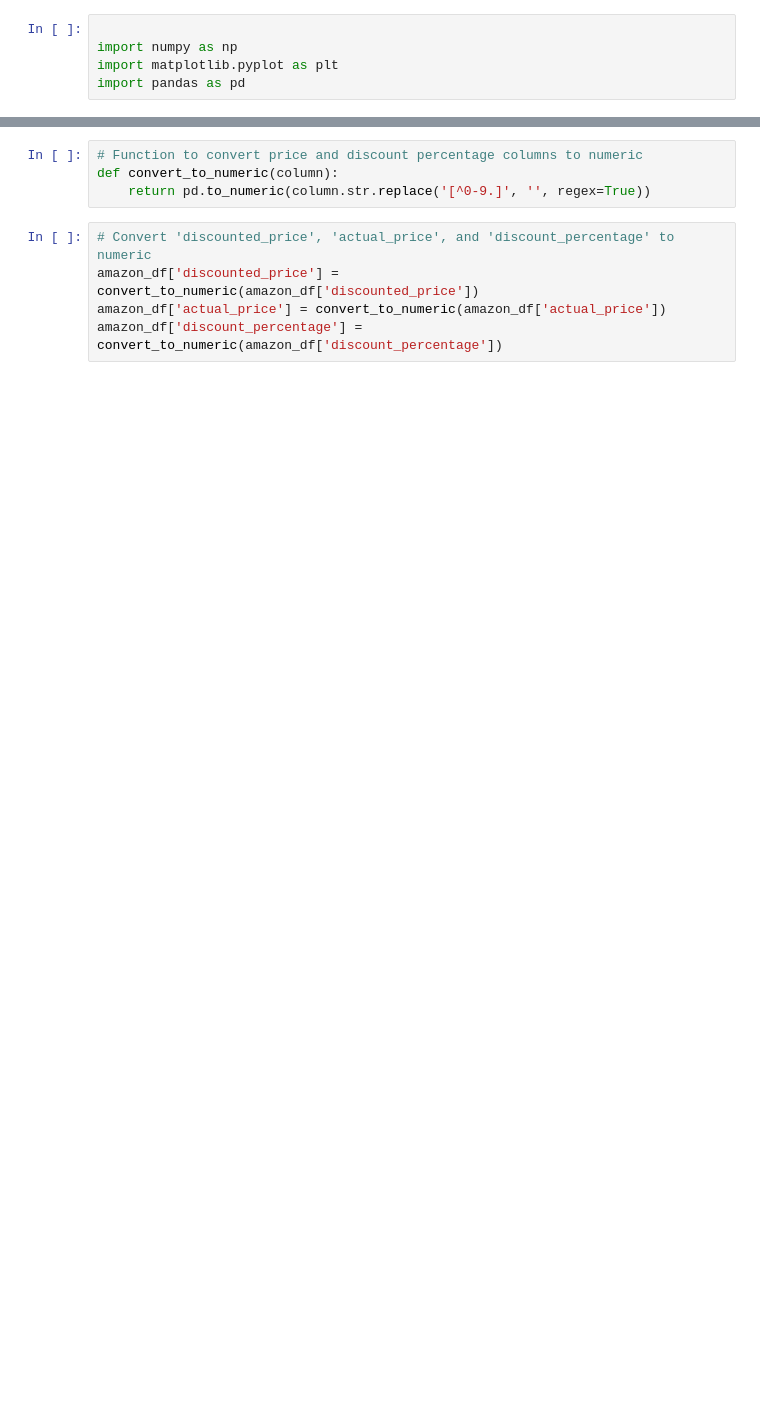
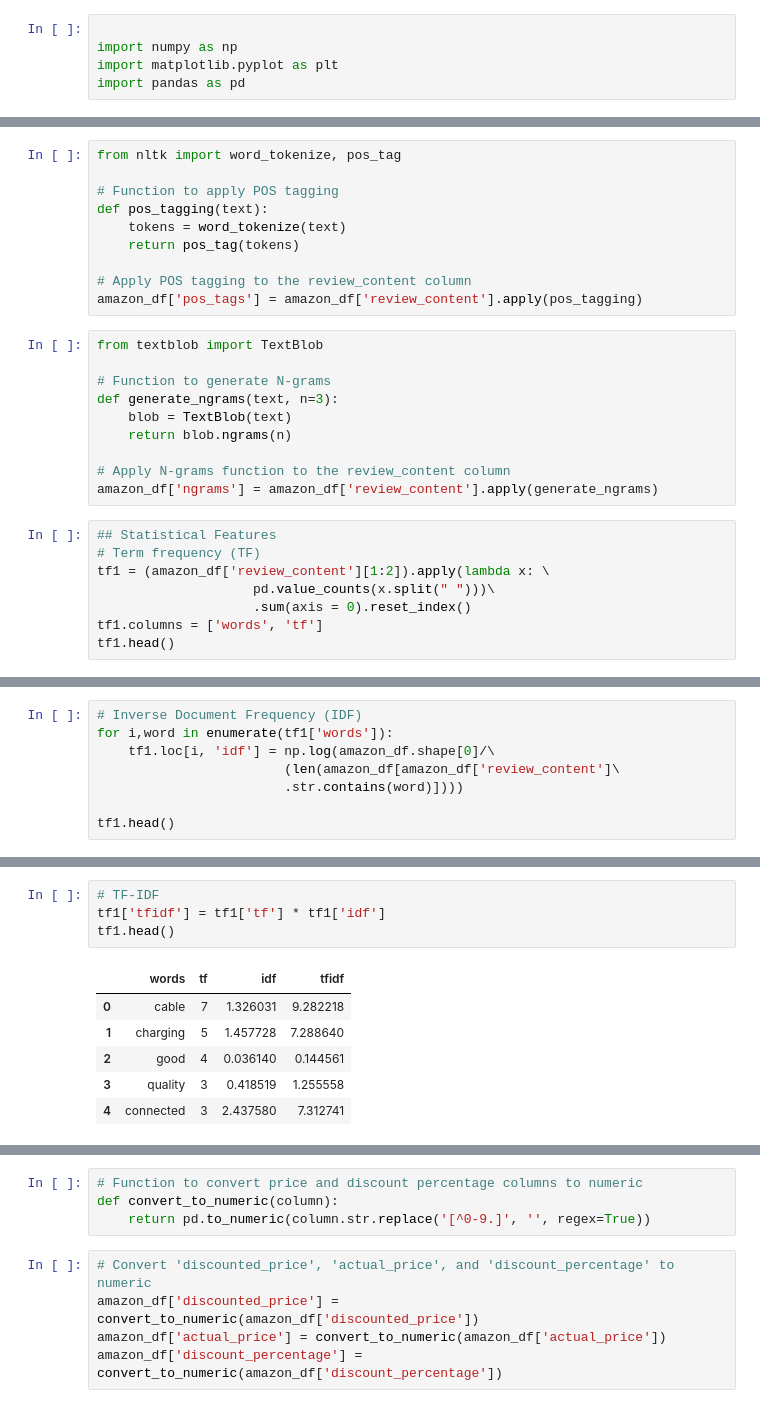
Before and after one commit to blackChan1234/AI, a Jupyter notebook: test1.ipynb, the cells around one changed output, grey strips where cells are left out. Cells and saved outputs as stored; diff of their text form; blank space fills up the shorter version.

```diff
--- a/test1.ipynb
+++ b/test1.ipynb
@@ -17,0 +155,28 @@ dataset.head(6)
+# %%
+from nltk import word_tokenize, pos_tag
+
+# Function to apply POS tagging
+def pos_tagging(text):
+    tokens = word_tokenize(text)
+    return pos_tag(tokens)
+
+# Apply POS tagging to the review_content column
+amazon_df['pos_tags'] = amazon_df['review_content'].apply(pos_tagging)
+# %%
+from textblob import TextBlob
+
+# Function to generate N-grams
+def generate_ngrams(text, n=3):
+    blob = TextBlob(text)
+    return blob.ngrams(n)
+
+# Apply N-grams function to the review_content column
+amazon_df['ngrams'] = amazon_df['review_content'].apply(generate_ngrams)
+# %%
+## Statistical Features
+# Term frequency (TF)
+tf1 = (amazon_df['review_content'][1:2]).apply(lambda x: \
+                    pd.value_counts(x.split(" ")))\
+                    .sum(axis = 0).reset_index()
+tf1.columns = ['words', 'tf']
+tf1.head()
@@ -17,0 +190,8 @@ dataset.head(6)
+# %%
+# Inverse Document Frequency (IDF)
+for i,word in enumerate(tf1['words']):
+    tf1.loc[i, 'idf'] = np.log(amazon_df.shape[0]/\
+                        (len(amazon_df[amazon_df['review_content']\
+                        .str.contains(word)])))
+
+tf1.head()
@@ -17,0 +205,11 @@ dataset.head(6)
+# %%
+# TF-IDF
+tf1['tfidf'] = tf1['tf'] * tf1['idf']
+tf1.head()
+# %% [output]
+|  | words | tf | idf | tfidf |
+| 0 | cable | 7 | 1.326031 | 9.282218 |
+| 1 | charging | 5 | 1.457728 | 7.288640 |
+| 2 | good | 4 | 0.036140 | 0.144561 |
+| 3 | quality | 3 | 0.418519 | 1.255558 |
+| 4 | connected | 3 | 2.437580 | 7.312741 |
```
Also changed, not shown: parts of 27 cells of this notebook.
